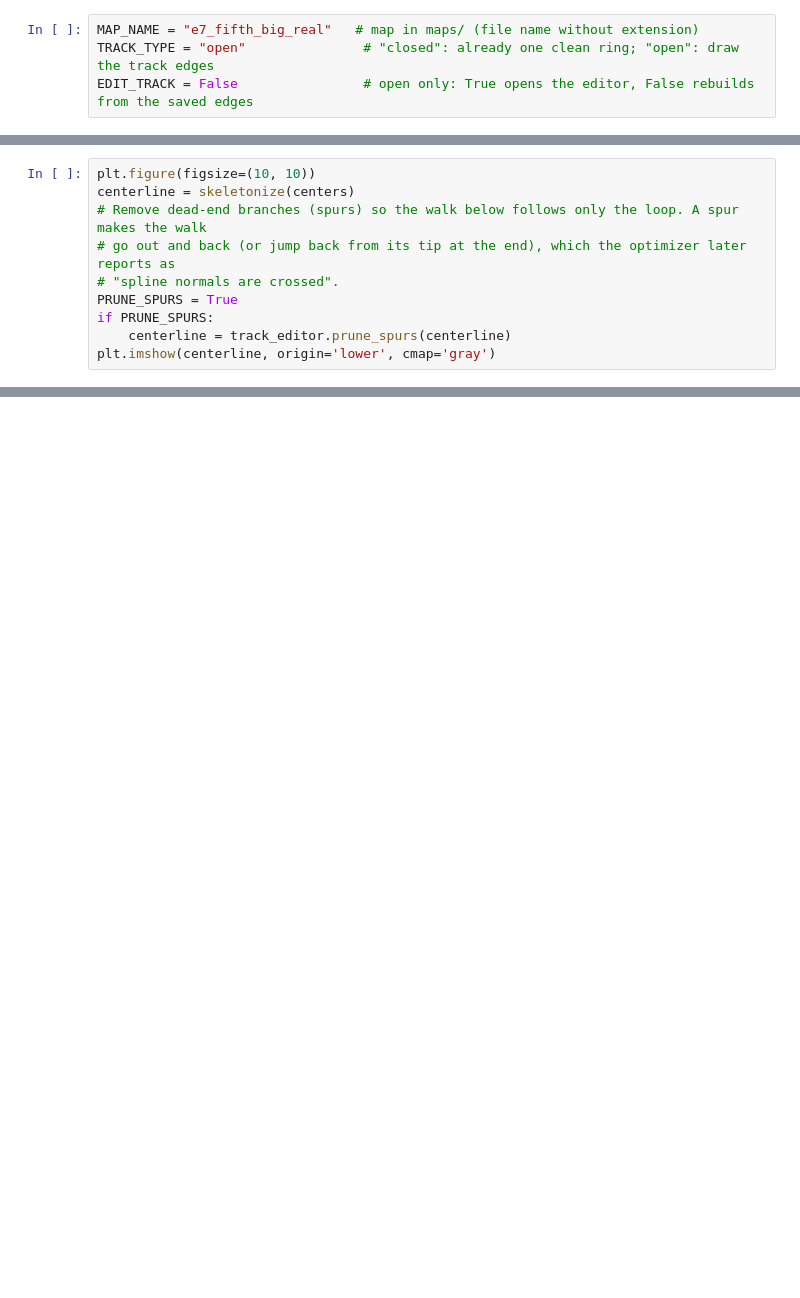
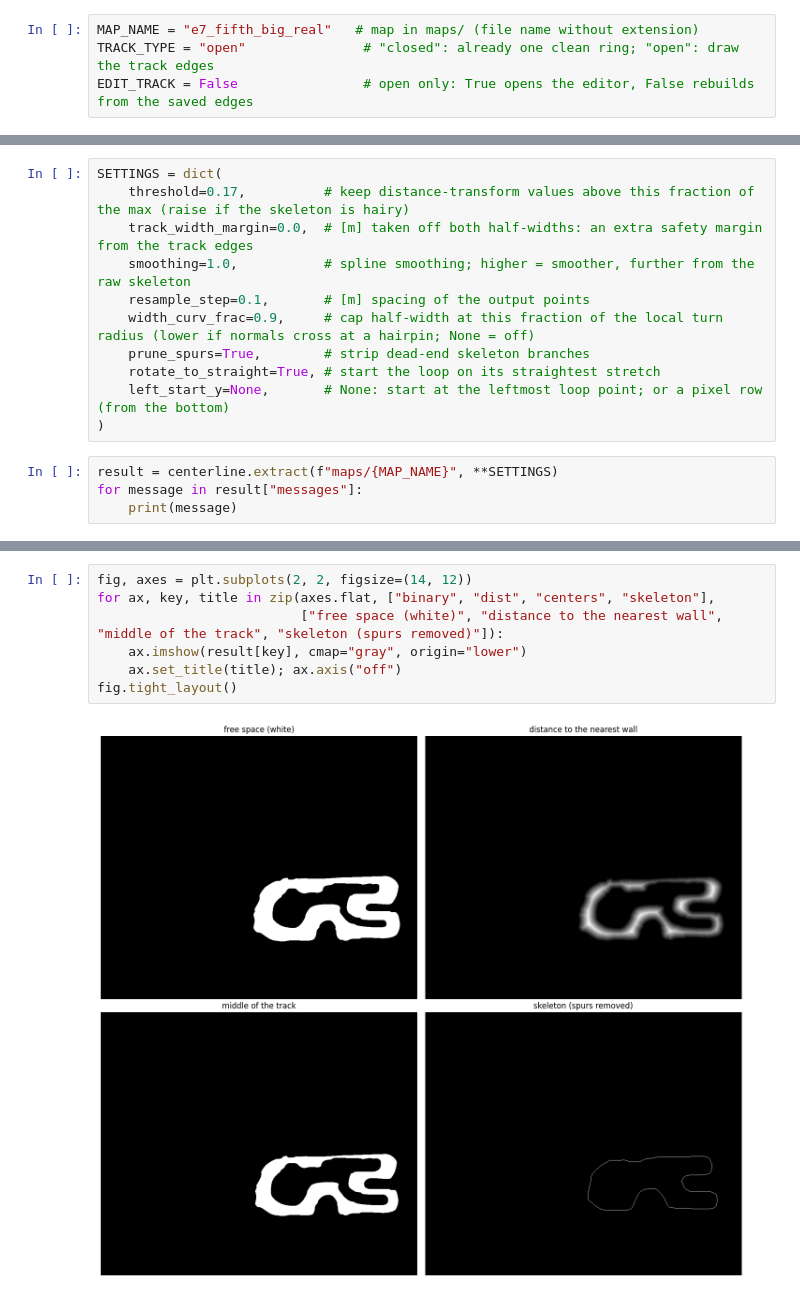
Before and after one commit to WATonomous/wato_f1tenth_raceline_generator, a Jupyter notebook: map_converter.ipynb, the cells around one changed output, grey strips where cells are left out. Cells and saved outputs as stored; diff of their text form; blank space fills up the shorter version.

```diff
--- a/map_converter.ipynb
+++ b/map_converter.ipynb
@@ -132,10 +53,0 @@ plt.imshow(centers, origin='lower', cmap='gray')
-# %%
-plt.figure(figsize=(10, 10))
-centerline = skeletonize(centers)
-# Remove dead-end branches (spurs) so the walk below follows only the loop. A spur makes the walk
-# go out and back (or jump back from its tip at the end), which the optimizer later reports as
-# "spline normals are crossed".
-PRUNE_SPURS = True
-if PRUNE_SPURS:
-    centerline = track_editor.prune_spurs(centerline)
-plt.imshow(centerline, origin='lower', cmap='gray')
@@ -399,0 +57,15 @@ Next up, check out `sanity_check.ipynb` to make sure that the centerline generat
+# %%
+SETTINGS = dict(
+    threshold=0.17,          # keep distance-transform values above this fraction of the max (raise if the skeleton is hairy)
+    track_width_margin=0.0,  # [m] taken off both half-widths: an extra safety margin from the track edges
+    smoothing=1.0,           # spline smoothing; higher = smoother, further from the raw skeleton
+    resample_step=0.1,       # [m] spacing of the output points
+    width_curv_frac=0.9,     # cap half-width at this fraction of the local turn radius (lower if normals cross at a hairpin; None = off)
+    prune_spurs=True,        # strip dead-end skeleton branches
+    rotate_to_straight=True, # start the loop on its straightest stretch
+    left_start_y=None,       # None: start at the leftmost loop point; or a pixel row (from the bottom)
+)
+# %%
+result = centerline.extract(f"maps/{MAP_NAME}", **SETTINGS)
+for message in result["messages"]:
+    print(message)
@@ -399,0 +78,9 @@ Next up, check out `sanity_check.ipynb` to make sure that the centerline generat
+# %%
+fig, axes = plt.subplots(2, 2, figsize=(14, 12))
+for ax, key, title in zip(axes.flat, ["binary", "dist", "centers", "skeleton"],
+                          ["free space (white)", "distance to the nearest wall", "middle of the track", "skeleton (spurs removed)"]):
+    ax.imshow(result[key], cmap="gray", origin="lower")
+    ax.set_title(title); ax.axis("off")
+fig.tight_layout()
+# %% [output]
+[figure, added]
```
Also changed, not shown: parts of 34 cells of this notebook, 3 other files.
